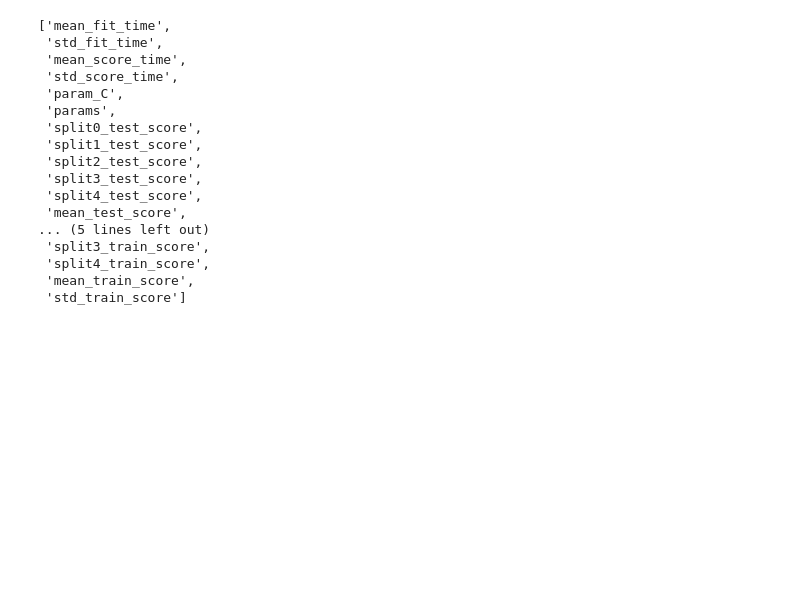
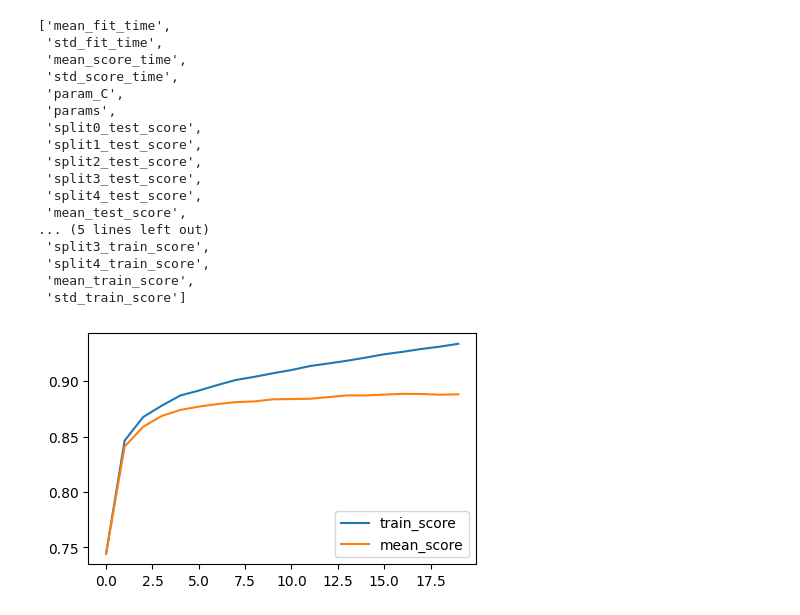
Before and after one commit to Ibeabuchi1/tweeter_sentiment_analysis, a Jupyter notebook: tweet_cleaning.ipynb, the cells around one changed output. Drawn from its saved outputs; the diff is of its cells as text; code cells hidden in the pictures; blank space fills up the shorter version.

```diff
--- a/tweet_cleaning.ipynb
+++ b/tweet_cleaning.ipynb
@@ -445,5 +445,14 @@ list(grid_results.cv_results_.keys())
  'split4_train_score',
  'mean_train_score',
  'std_train_score']
+# %%
+plt.figure(figsize=(5, 3))
+plt.plot(grid_results.cv_results_['mean_train_score'], label='train_score' )
+plt.plot(grid_results.cv_results_['mean_test_score'], label='mean_score')
+
+plt.legend()
+plt.show()
+# %% [output]
+[figure, added]
 # %%
 plt.figure(figsize=(5, 3))
```
Also changed, not shown: parts of 13 cells of this notebook.
